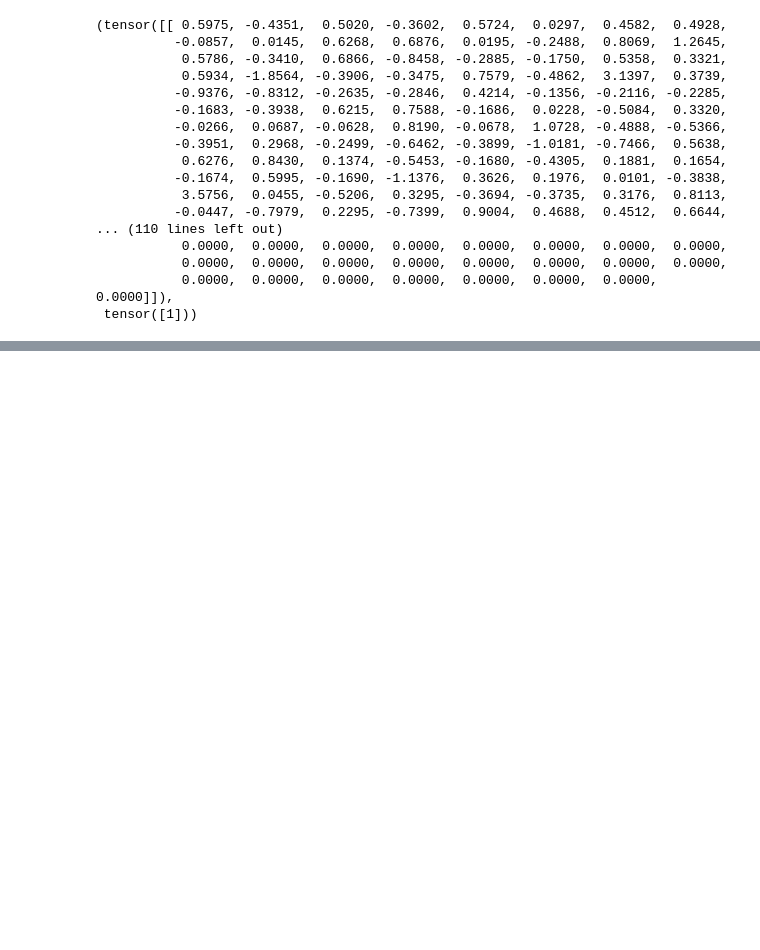
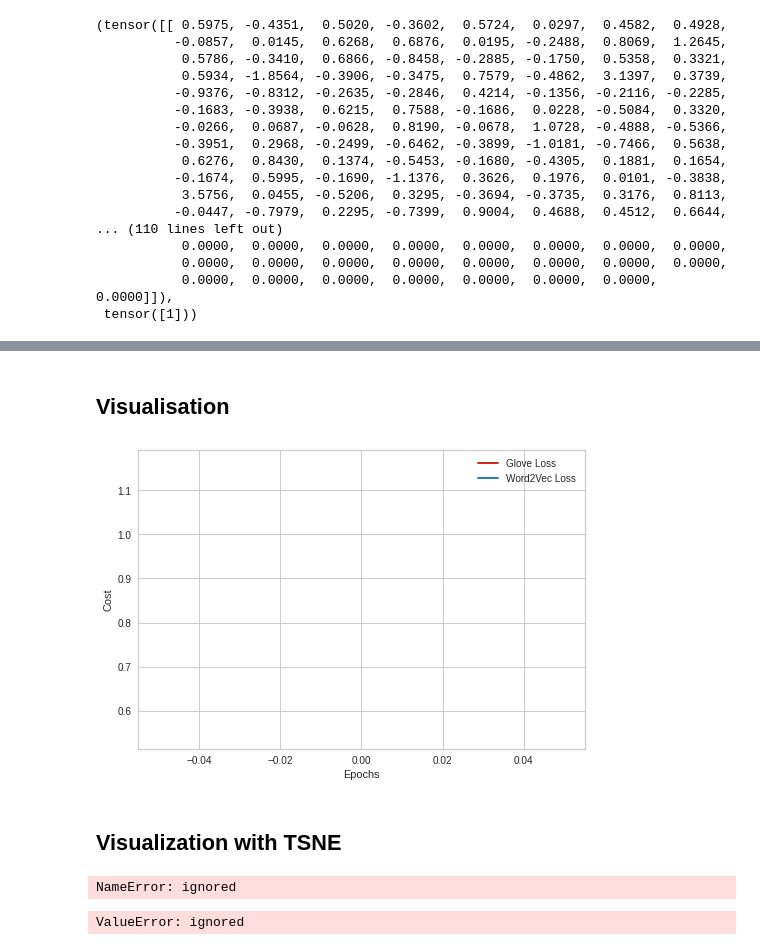
Before and after one commit to Eminent01/Text-Classification-using-Fully-connected-FC-NN, a Jupyter notebook: Text_Classification_FCNN.ipynb, the cells around one changed output, grey strips where cells are left out. Saved outputs shown, nothing was run; the diff lists cells and outputs as text; code cells hidden in the pictures; blank space fills up the shorter version.

```diff
--- a/Text_Classification_FCNN.ipynb
+++ b/Text_Classification_FCNN.ipynb
@@ -268,0 +271,3 @@ data_test=new_data.glo_final_data[size:]
+# %%
+from sklearn.model_selection import train_test_split
+w2v_train, w2v_test = train_test_split(new_data.w2v_final_data, test_size = 0.2, random_state = 42, shuffle = True)
@@ -271,3 +283,0 @@ num_epochs=30
-# %%
-criterion = nn.CrossEntropyLoss()
-optimizer = torch.optim.SGD(model2.parameters(), lr=1e-4,momentum=0.9)
@@ -309,0 +323,26 @@ Streaming output truncated to the last 5000 lines.
+# %%
+for epoch in range(num_epochs):
+  model2.train()
+  running_loss = 0.0
+  wlosses = []
+  for i in w2v_train:
+    sentences, labels = i
+
+    # Move tensors to the configured device
+    # sentences = sentences.to(device)
+    # labels = labels.to(device)
+
+    # Forward pass
+    outputs = model2(sentences)
+    w2vec_loss = criterion(outputs, labels-1)
+    # Backprpagation and optimization
+    w2vec_loss.backward()
+    optimizer.step()
+    optimizer.zero_grad()
+
+    running_loss += w2vec_loss.item()
+
+  loss_values = (running_loss / len(w2v_train))
+  wlosses.append(loss_values)
+  print("=" * 25)
+  print('| Epoch {:3d}| Loss: {:.4f}'.format(epoch+1,w2vec_loss.item()))
@@ -341,0 +440,2 @@ Accuracy test sentences: 3.6666666666666665 %
+# %% [markdown]
+## Visualisation
@@ -341,0 +444,19 @@ Accuracy test sentences: 3.6666666666666665 %
+# %%
+def plot(cost1, cost2):
+  plt.xlabel('Epochs')
+  plt.ylabel('Cost')
+  plt.plot(cost1, "r",  label= 'Glove Loss')
+  plt.plot(cost2, "b",  label= 'Word2Vec Loss')
+  plt.legend()
+  plt.show()
+# %%
+plot(glove_loss.item(), w2vec_loss.item())
+# %% [output]
+[figure, added]
+# %% [markdown]
+## Visualization with TSNE
+# %%
+from yellowbrick.text.tsne import tsne
+tsne(glo_final_data, labels)
+# %% [output]
+NameError: ignored
@@ -341,0 +478,7 @@ Accuracy test sentences: 3.6666666666666665 %
+# %%
+from sklearn.manifold import TSNE
+
+transformed = TSNE(n_components=2).fit_transform(w2v_test)
+display_mnist(transformed, labels[:500])
+# %% [output]
+ValueError: ignored
```
Also changed, not shown: parts of 42 cells of this notebook.
